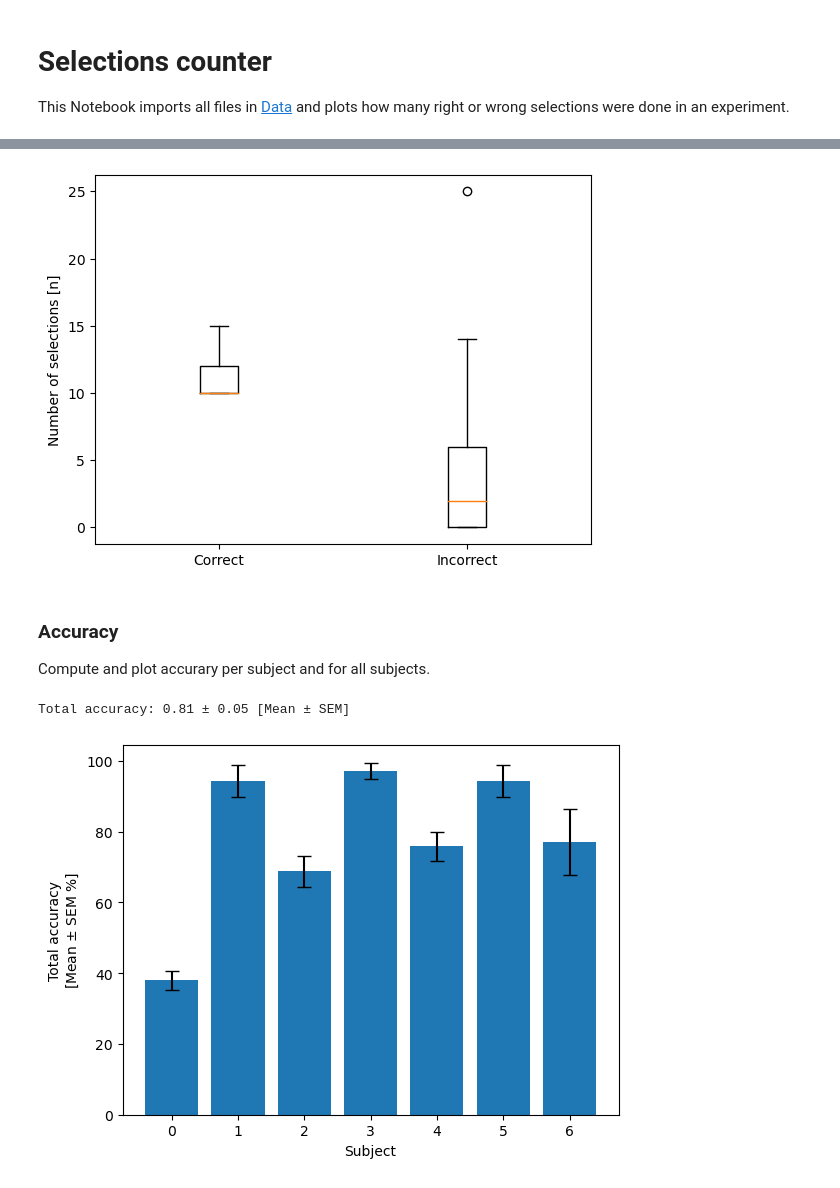
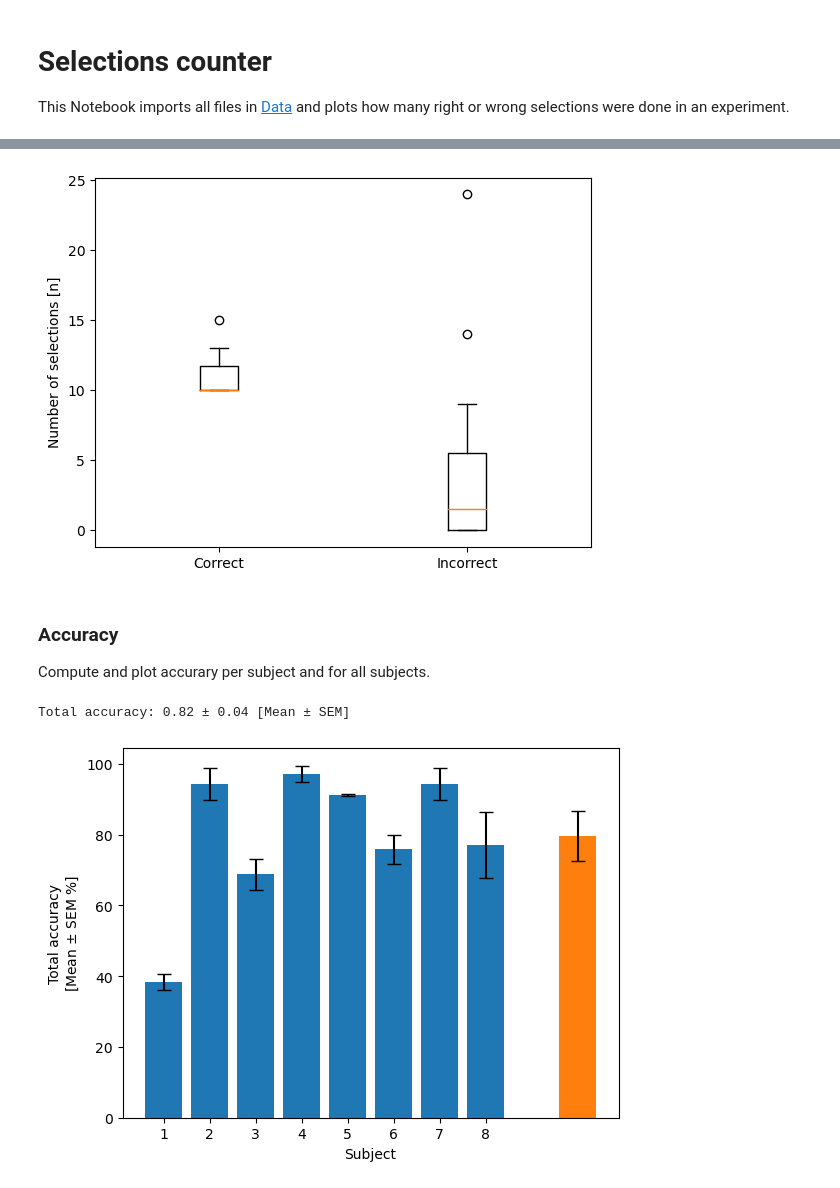
Before and after one commit to kirtonBCIlab/boccia-software-pilot, a Jupyter notebook: Notebooks/selections_counter.ipynb, the cells around one changed output, grey strips where cells are left out. Cells and saved outputs as stored; diff of their text form; code cells hidden in the pictures.

Commit message:
Fixed SSVEP analysis

```diff
--- a/Notebooks/selections_counter.ipynb
+++ b/Notebooks/selections_counter.ipynb
@@ -25,15 +26,24 @@ file = open("..\subjects.json")
 json_data = json.load(file)
 
 p300_trials = json_data["p300"]
-ssvep_trial = json_data["ssvep"]
-p300_trials.keys()
-n_subjects = len(p300_trials)
+ssvep_trials = json_data["ssvep"]
+
+p300_nsubjects = len(p300_trials)
+ssvep_nsubjects = len(ssvep_trials)
 
 # Preallocate variables
-unity_stream = [None] * n_subjects
+p300_unity_stream = [None] * p300_nsubjects
+ssvep_unity_stream = [None] * ssvep_nsubjects
 
+print("P300 trials")
 for i, (key, value) in enumerate(p300_trials.items()):
     trial = f"..\\Data\\{key}\\eeg\\{value}"
-    print(f"Importing: {trial}")
-    [_,_,unity_stream[i]] = data_tools.import_data(f"..\\Data\\{key}\\eeg\\{value}")
+    print(f"- Importing: {trial}")
+    [_,_,p300_unity_stream[i]] = data_tools.import_data(f"..\\Data\\{key}\\eeg\\{value}")
+
+print("\nSSVEP trials")
+for i, (key, value) in enumerate(ssvep_trials.items()):
+    trial = f"..\\Data\\{key}\\eeg\\{value}"
+    print(f"- Importing: {trial}")
+    [_,_,ssvep_unity_stream[i]] = data_tools.import_data(f"..\\Data\\{key}\\eeg\\{value}")
 # %% [output]
@@ -64,7 +76,7 @@ Compute the number of `[correct, incorrect]` selections found in each stream
 # Settings
 plot_bar = True
 
-total_list = unity_analysis.total_metrics(unity_stream)   # List of subjects
+total_list = unity_analysis.total_metrics(p300_unity_stream)   # List of subjects
 total_np = np.concatenate(total_list,axis=0)
 
 if plot_bar:
@@ -74,7 +86,7 @@ if plot_bar:
     ax.set_xticks([1,2], ["Correct", "Incorrect"])
     ax.set_ylabel('Number of selections [n]')
 # %% [output]
-[figure, old version]
+[figure, new version]
 # %% [markdown]
 ### Accuracy
 
@@ -82,31 +94,39 @@ Compute and plot accurary per subject and for all subjects.
 # %%
 plot_accuracies =True
 
 # Preallocate variables
 mean_acc_per_subject = np.zeros(len(total_list))
 sem_acc_per_subject = np.zeros(len(total_list))
 
 for (s,subject) in enumerate(total_list):
     temp_accuracy = subject[:,0] / np.sum(subject, axis=1)
     mean_acc_per_subject[s] = np.mean(temp_accuracy)
     sem_acc_per_subject[s] = np.std(temp_accuracy) / np.sqrt(len(temp_accuracy))
 
 # Total accuracy
 total_acc = total_np[:,0] / np.sum(total_np, axis=1)
 print(f'Total accuracy: {np.mean(total_acc):0.2f} ± {np.std(total_acc)/np.sqrt(np.shape(total_acc)[0]):0.2f} [Mean ± SEM]')
 
 if plot_accuracies:
     fig, ax = plt.subplots()
 
     ax.bar(
-        x=np.arange(n_subjects),
+        x=np.arange(p300_nsubjects),
         height=mean_acc_per_subject*100,
         yerr=sem_acc_per_subject*100,
         capsize=5)
-    ax.set_xticks(np.arange(n_subjects))
+    ax.set_xticks(np.arange(p300_nsubjects))
+    ax.set_xticklabels(np.arange(p300_nsubjects)+1)
     ax.set_xlabel("Subject")
     ax.set_ylabel("Total accuracy\n[Mean $\pm$ SEM %]")
     # plt.tight_layout()
+
+    # Mean value
+    x_loc = p300_nsubjects+1
+    ax.bar(x=x_loc,
+           height=np.mean(mean_acc_per_subject)*100,
+           yerr = stats.sem(mean_acc_per_subject)*100,
+           capsize=5)
 # %% [output]
-Total accuracy: 0.81 ± 0.05 [Mean ± SEM]
+Total accuracy: 0.82 ± 0.04 [Mean ± SEM]
-[figure, old version]
+[figure, new version]
```
Also changed, not shown: parts of 11 cells of this notebook.
